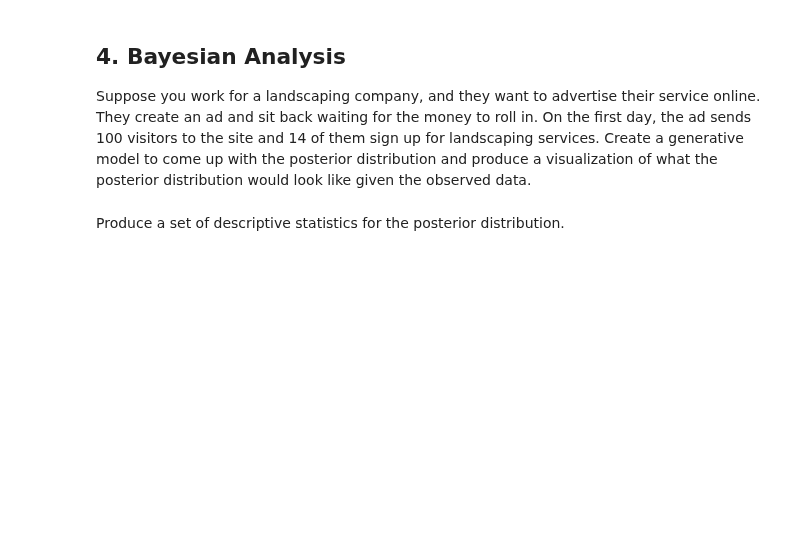
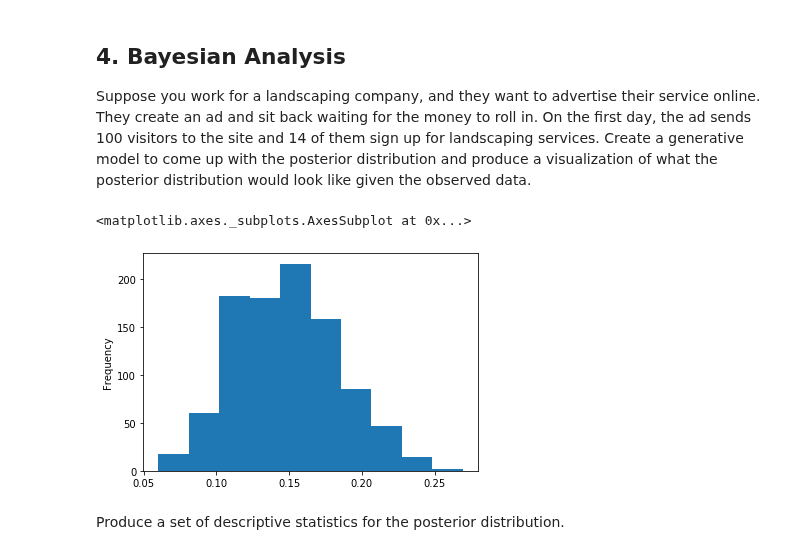
Before and after one commit to ironhack-labs/data-labs, a Jupyter notebook: module-2/lab-bayesian-statistics/your-code/main.ipynb, the cells around one changed output. Cells and saved outputs as stored; diff of their text form; code cells hidden in the pictures; blank space fills up the shorter version.

```diff
--- a/module-2/lab-bayesian-statistics/your-code/main.ipynb
+++ b/module-2/lab-bayesian-statistics/your-code/main.ipynb
@@ -52,5 +108,26 @@ You select Door A, but then Monty makes things a little more interesting. He ope
 ## 4. Bayesian Analysis
 
 Suppose you work for a landscaping company, and they want to advertise their service online. They create an ad and sit back waiting for the money to roll in. On the first day, the ad sends 100 visitors to the site and 14 of them sign up for landscaping services. Create a generative model to come up with the posterior distribution and produce a visualization of what the posterior distribution would look like given the observed data.
+# %%
+n = 100 # number of total observations
+k = 14 # number of observations with Success
+
+def posterior_dist(k, n, size = 100000): # add me to the Helper file too
+    '''
+    first: generate synthetic PRIORS using random uniform distribution, (probability of someone buying, a bunch of priors, these are the simulations of x% of people who visited the site bought something), so this might be something like [0.05, 0.5, 0.3, 0.8, etc.].
+    second: generate synthetic LIKELIHOODS, a random percentage for each value in PRIORS, a binomial distribution, where PRIORS is a decimal (essentially a probabilty), and runs that in a binomial against n=50. np.random.binomial will return a "count" of successes, so we use a listcomp to build a list of the outcomes (which is really our Likelihoods we'll be using in Bayesian Inference) -- generated a simulated number of sales, based on a simulated PROB of sales.
+    third: return a subset of our Series, pick all the simulated scenarios where we got 10 sales, that's what k equals, and we're saving the ones that match our distribution. so then we return a bunch of scenarios/probabilites that are likely to reproduce the OBSERVATION we have
+
+    '''
+    prior = pd.Series(np.random.uniform(0, 1, size = size))
+    outcomes = [np.random.binomial(n, p) for p in prior]
+    return prior[[x == k for x in outcomes]]
+
+posterior_prob = posterior_dist(k, n)
+
+posterior_prob.plot(kind = 'hist')
+# %% [output]
+<matplotlib.axes._subplots.AxesSubplot at 0x...>
+[figure, added]
 # %% [markdown]
 Produce a set of descriptive statistics for the posterior distribution.
```
Also changed, not shown: parts of 10 cells of this notebook, 3 other files.
